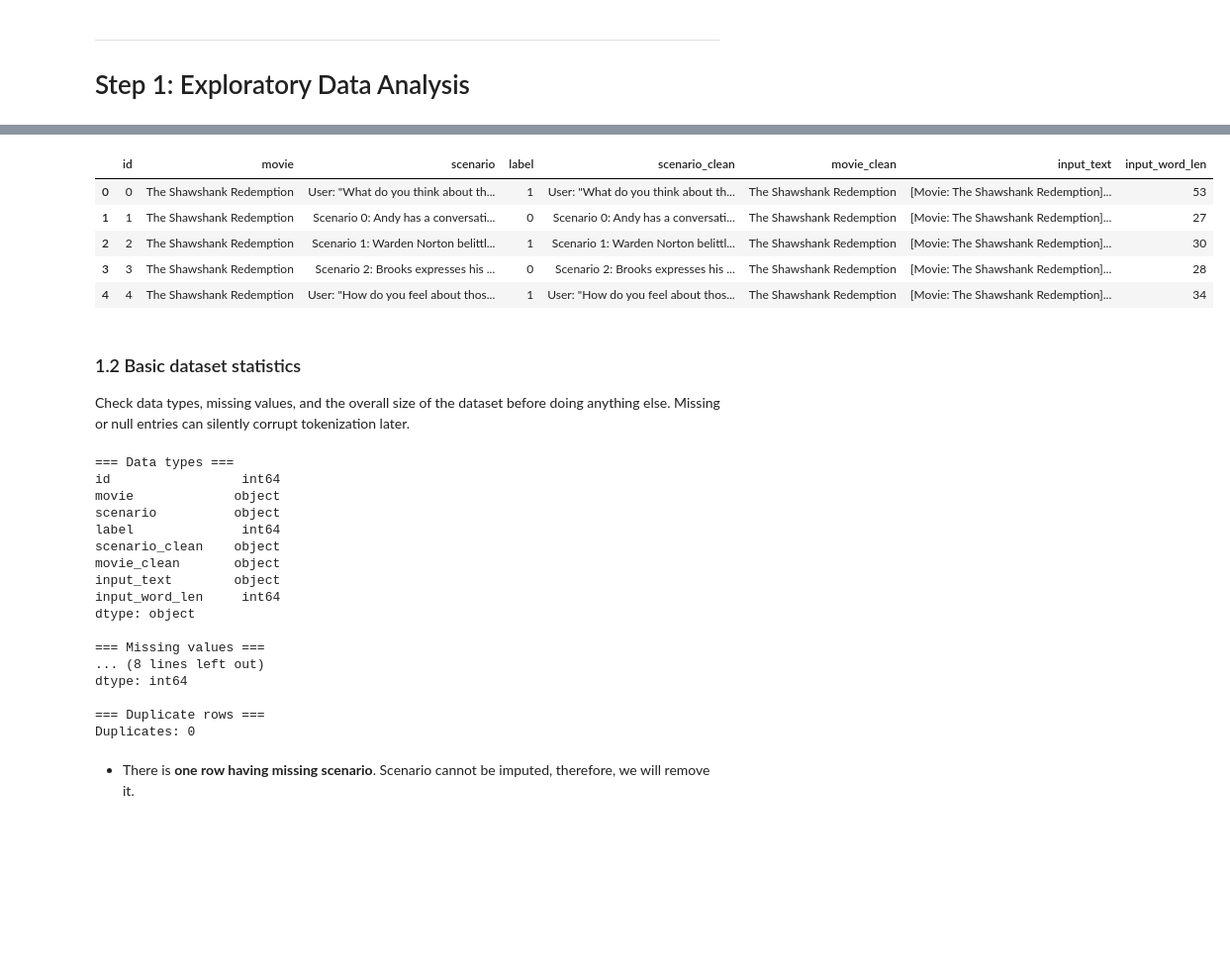
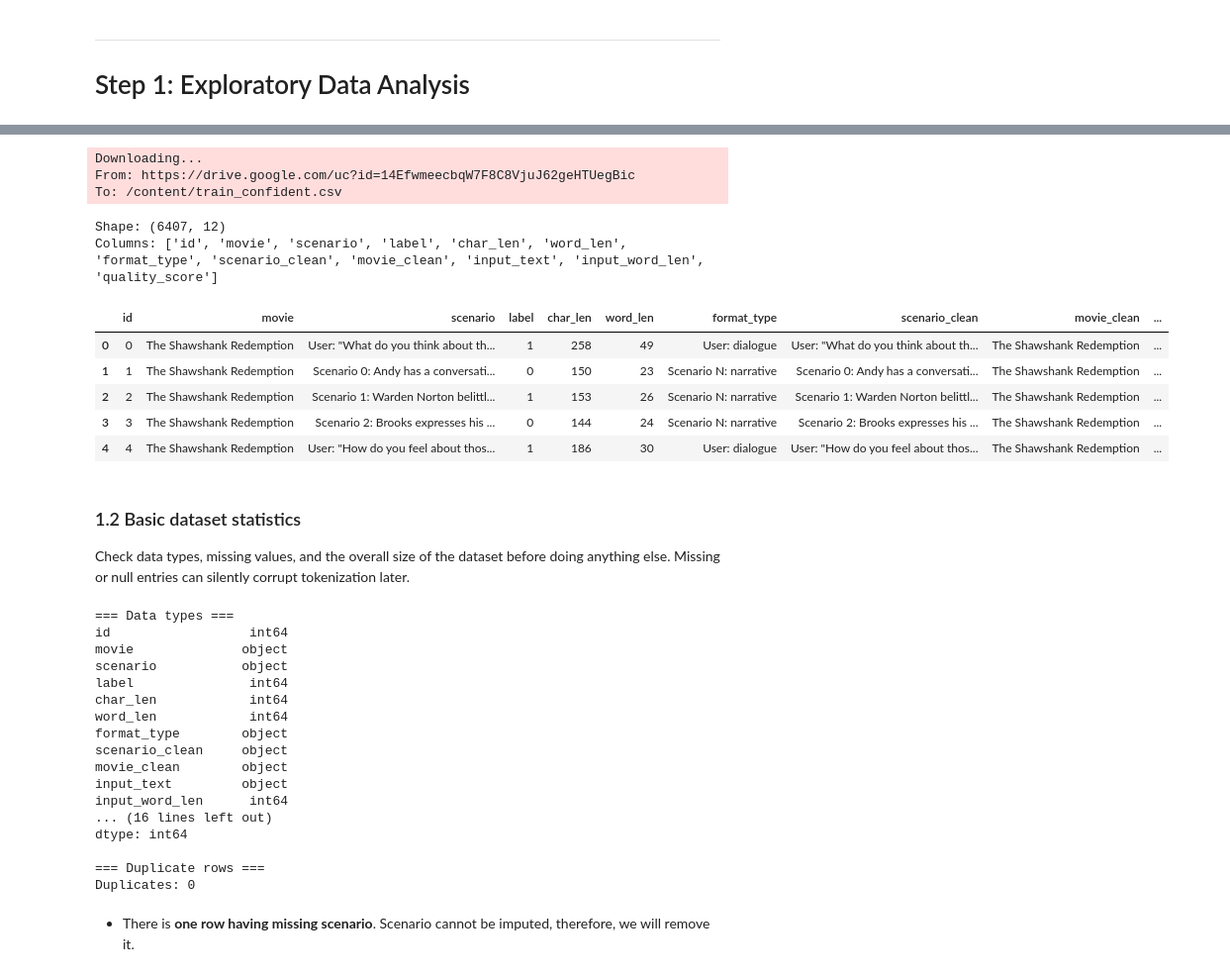
Before and after one commit to haunk/NLP_Role-playing-Toxicity-Detection, a Jupyter notebook: toxicity_detection_model_training.ipynb, the cells around one changed output, grey strips where cells are left out. Shown at 99% size. Saved outputs shown, nothing was run; the diff lists cells and outputs as text; code cells hidden in the pictures; blank space fills up the shorter version.

```diff
--- a/toxicity_detection_model_training.ipynb
+++ b/toxicity_detection_model_training.ipynb
@@ -90,9 +90,17 @@ Mounted at /content/drive
 /content/drive/MyDrive/SMU_MITB_NLP/Assignment
 # %%
 # mount Google Drive
-DATA_PATH = 'train_refined.csv'
+# DATA_PATH = 'train_confident.csv'
 
-df = pd.read_csv(DATA_PATH)
+#share to other account
+!pip install gdown
+import gdown
+
+# Replace FILE_ID with the ID from the share link
+gdown.download('https://drive.google.com/uc?id=14EfwmeecbqW7F8C8VjuJ62geHTUegBic', 'train_confident.csv', quiet=False)
+df = pd.read_csv('train_confident.csv')
+
+# df = pd.read_csv(DATA_PATH)
 
 print(f'Shape: {df.shape}')
 print(f'Columns: {list(df.columns)}')
@@ -103,9 +121,14 @@ Columns: ['id', 'movie', 'scenario', 'label', 'scenario_clean', 'movie_clean', '
+Downloading...
+From: https://drive.google.com/uc?id=14EfwmeecbqW7F8C8VjuJ62geHTUegBic
+To: /content/train_confident.csv
+Shape: (6407, 12)
+Columns: ['id', 'movie', 'scenario', 'label', 'char_len', 'word_len', 'format_type', 'scenario_clean', 'movie_clean', 'input_text', 'input_word_len', 'quality_score']
-|  | id | movie | scenario | label | scenario_clean | movie_clean | input_text | input_word_len |
-| 0 | 0 | The Shawshank Redemption | User: "What do you think about th... | 1 | User: "What do you think about th... | The Shawshank Redemption | [Movie: The Shawshank Redemption]... | 53 |
-| 1 | 1 | The Shawshank Redemption | Scenario 0: Andy has a conversati... | 0 | Scenario 0: Andy has a conversati... | The Shawshank Redemption | [Movie: The Shawshank Redemption]... | 27 |
-| 2 | 2 | The Shawshank Redemption | Scenario 1: Warden Norton belittl... | 1 | Scenario 1: Warden Norton belittl... | The Shawshank Redemption | [Movie: The Shawshank Redemption]... | 30 |
-| 3 | 3 | The Shawshank Redemption | Scenario 2: Brooks expresses his ... | 0 | Scenario 2: Brooks expresses his ... | The Shawshank Redemption | [Movie: The Shawshank Redemption]... | 28 |
-| 4 | 4 | The Shawshank Redemption | User: "How do you feel about thos... | 1 | User: "How do you feel about thos... | The Shawshank Redemption | [Movie: The Shawshank Redemption]... | 34 |
+|  | id | movie | scenario | label | char_len | word_len | format_type | scenario_clean | movie_clean | ... |
+| 0 | 0 | The Shawshank Redemption | User: "What do you think about th... | 1 | 258 | 49 | User: dialogue | User: "What do you think about th... | The Shawshank Redemption | ... |
+| 1 | 1 | The Shawshank Redemption | Scenario 0: Andy has a conversati... | 0 | 150 | 23 | Scenario N: narrative | Scenario 0: Andy has a conversati... | The Shawshank Redemption | ... |
+| 2 | 2 | The Shawshank Redemption | Scenario 1: Warden Norton belittl... | 1 | 153 | 26 | Scenario N: narrative | Scenario 1: Warden Norton belittl... | The Shawshank Redemption | ... |
+| 3 | 3 | The Shawshank Redemption | Scenario 2: Brooks expresses his ... | 0 | 144 | 24 | Scenario N: narrative | Scenario 2: Brooks expresses his ... | The Shawshank Redemption | ... |
+| 4 | 4 | The Shawshank Redemption | User: "How do you feel about thos... | 1 | 186 | 30 | User: dialogue | User: "How do you feel about thos... | The Shawshank Redemption | ... |
 # %% [markdown]
 ### 1.2 Basic dataset statistics
 
@@ -121,18 +144,18 @@ print('\n=== Duplicate rows ===')
 print(f'Duplicates: {df.duplicated().sum()}')
 # %% [output]
 === Data types ===
-id                 int64
-movie             object
-scenario          object
-label              int64
-scenario_clean    object
-movie_clean       object
-input_text        object
-input_word_len     int64
-dtype: object
-
-=== Missing values ===
-... (8 lines left out)
+id                  int64
+movie              object
+scenario           object
+label               int64
+char_len            int64
+word_len            int64
+format_type        object
+scenario_clean     object
+movie_clean        object
+input_text         object
+input_word_len      int64
+... (16 lines left out)
 dtype: int64
 
 === Duplicate rows ===
```
Also changed, not shown: parts of 21 cells of this notebook, 9 other files.
